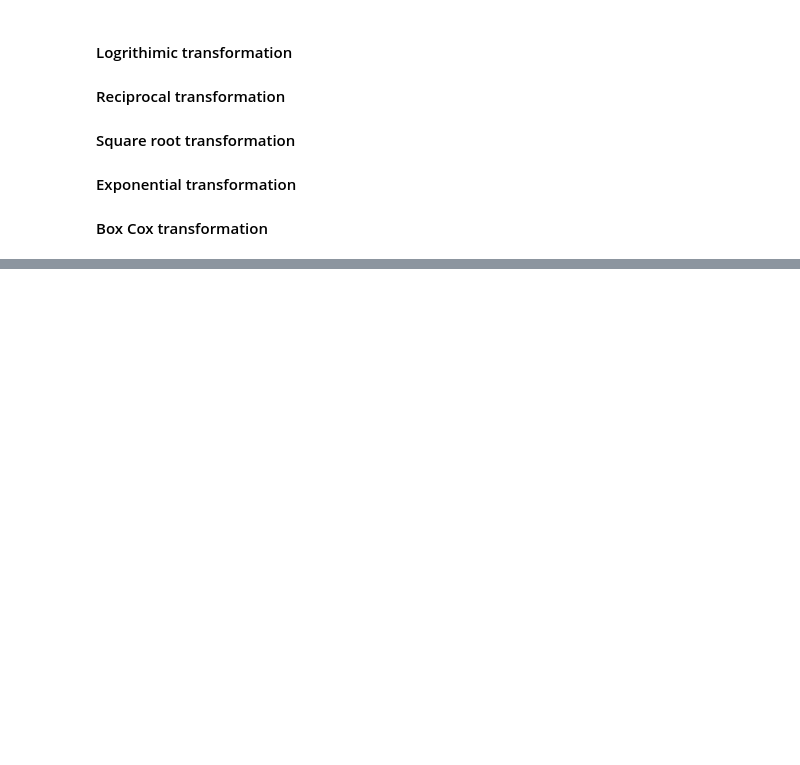
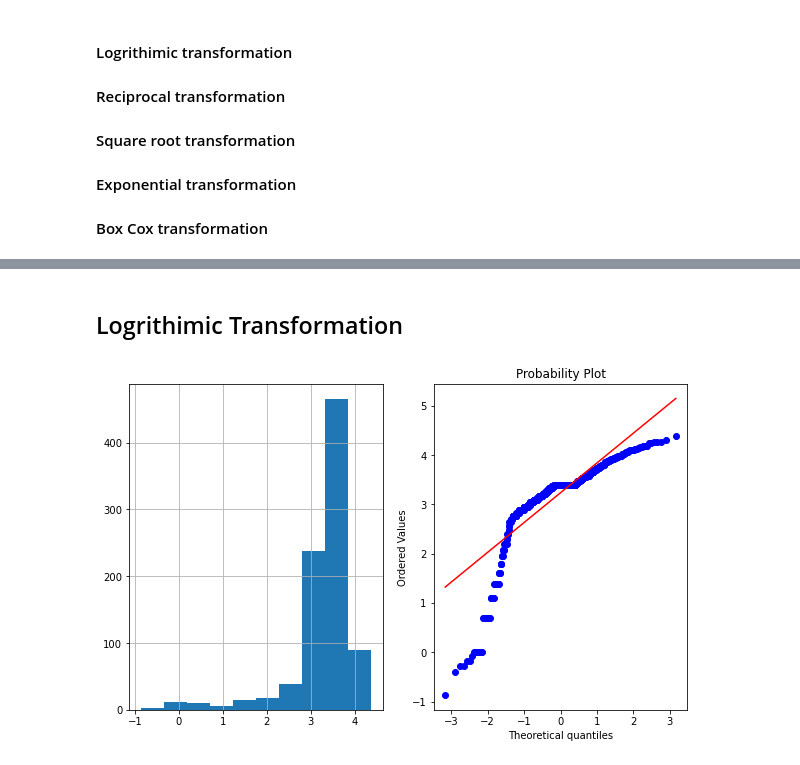
Before and after one commit to Sathishkumar3645/DS-Training, a Jupyter notebook: Feature Engineering/Transfarmation of Features.ipynb, the cells around one changed output, grey strips where cells are left out. Saved outputs shown, nothing was run; the diff lists cells and outputs as text; code cells hidden in the pictures; blank space fills up the shorter version.

```diff
--- a/Feature Engineering/Transfarmation of Features.ipynb
+++ b/Feature Engineering/Transfarmation of Features.ipynb
@@ -162,0 +203,8 @@ df_robust.head()
+# %% [markdown]
+## Logrithimic Transformation
+# %%
+import numpy as np
+df['Age_log']=np.log(df['Age'])
+plot(df,'Age_log')
+# %% [output]
+[figure, added]
```
Also changed, not shown: parts of 22 cells of this notebook.
